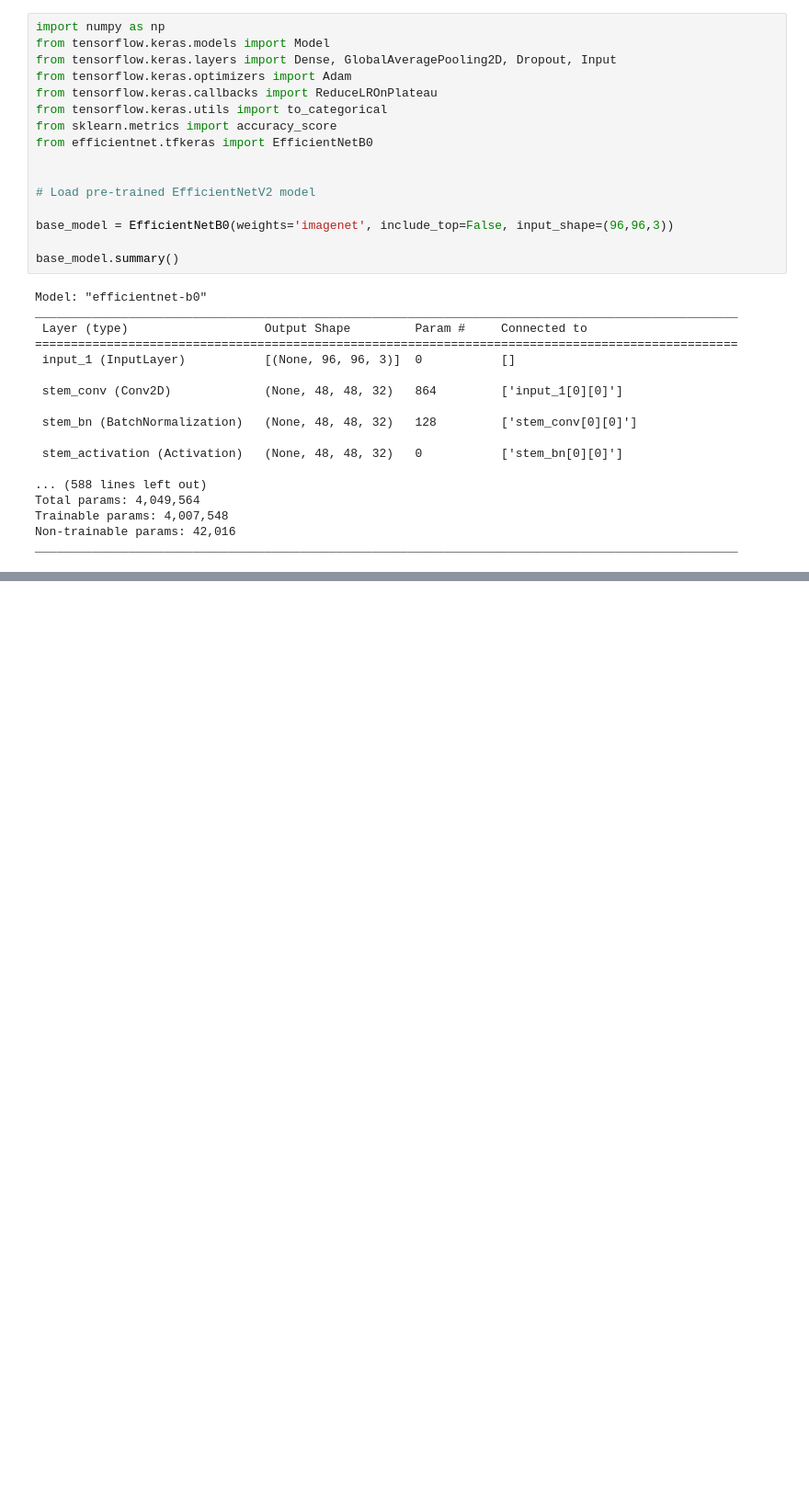
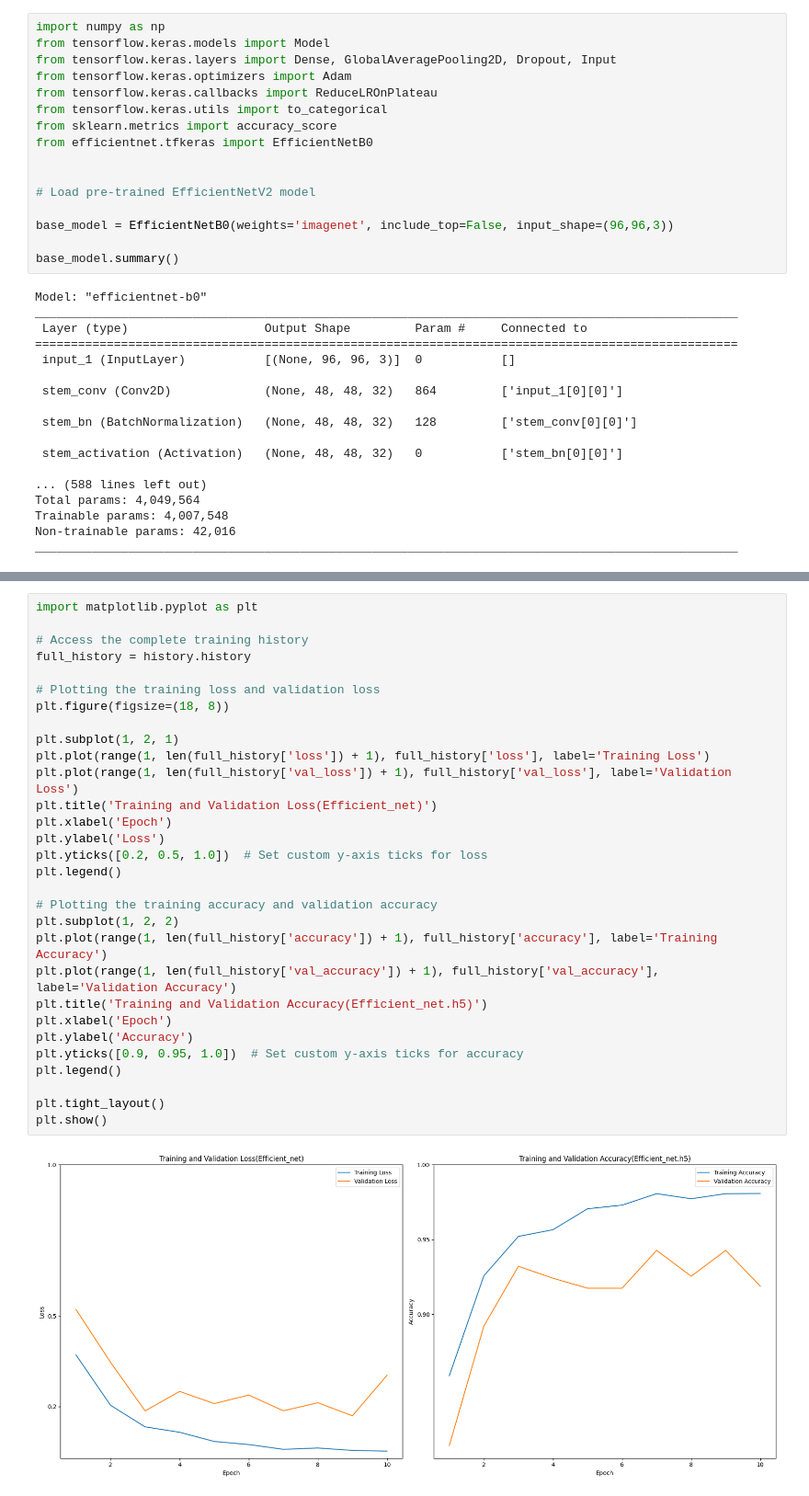
Before and after one commit to YellowFlash1901/CSDA_assign2, a Jupyter notebook: Vardaan's_CSDA.ipynb, the cells around one changed output, grey strips where cells are left out. Shown at 92% size. Saved outputs shown, nothing was run; the diff lists cells and outputs as text; blank space fills up the shorter version.

```diff
--- a/Vardaan's_CSDA.ipynb
+++ b/Vardaan's_CSDA.ipynb
@@ -395,0 +479,32 @@ Y_pred_cls = np.argmax(model.predict(np.array(X_test)), axis = -1)
+# %%
+import matplotlib.pyplot as plt
+
+# Access the complete training history
+full_history = history.history
+
+# Plotting the training loss and validation loss
+plt.figure(figsize=(18, 8))
+
+plt.subplot(1, 2, 1)
+plt.plot(range(1, len(full_history['loss']) + 1), full_history['loss'], label='Training Loss')
+plt.plot(range(1, len(full_history['val_loss']) + 1), full_history['val_loss'], label='Validation Loss')
+plt.title('Training and Validation Loss(Efficient_net)')
+plt.xlabel('Epoch')
+plt.ylabel('Loss')
+plt.yticks([0.2, 0.5, 1.0])  # Set custom y-axis ticks for loss
+plt.legend()
+
+# Plotting the training accuracy and validation accuracy
+plt.subplot(1, 2, 2)
+plt.plot(range(1, len(full_history['accuracy']) + 1), full_history['accuracy'], label='Training Accuracy')
+plt.plot(range(1, len(full_history['val_accuracy']) + 1), full_history['val_accuracy'], label='Validation Accuracy')
+plt.title('Training and Validation Accuracy(Efficient_net.h5)')
+plt.xlabel('Epoch')
+plt.ylabel('Accuracy')
+plt.yticks([0.9, 0.95, 1.0])  # Set custom y-axis ticks for accuracy
+plt.legend()
+
+plt.tight_layout()
+plt.show()
+# %% [output]
+[figure, added]
```
Also changed, not shown: parts of 16 cells of this notebook.
